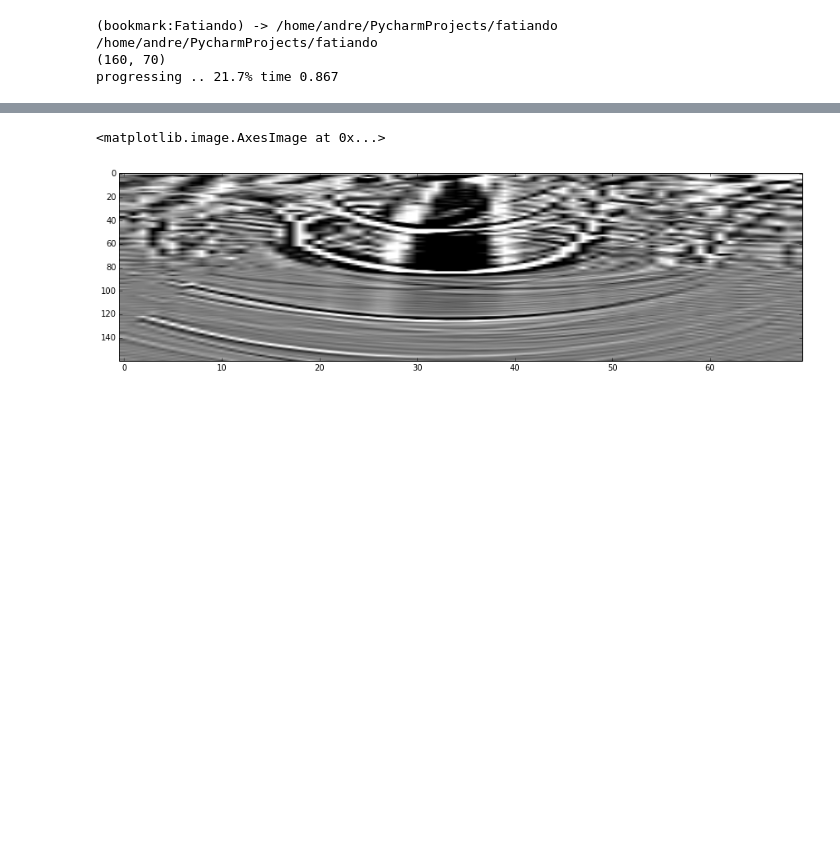
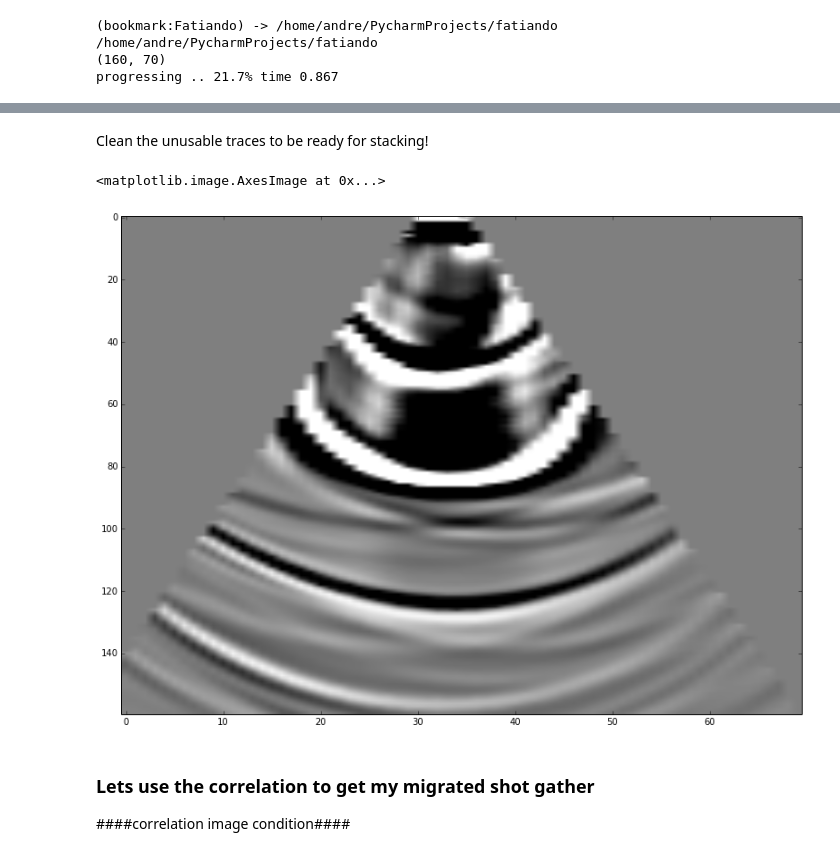
Before and after one commit to eusoubrasileiro/geonumerics, a Jupyter notebook: ipython_notebooks/Fatiando Pre-stack RTM.ipynb, the cells around one changed output, grey strips where cells are left out. Saved outputs shown, nothing was run; the diff lists cells and outputs as text; code cells hidden in the pictures; blank space fills up the shorter version.

```diff
--- a/ipython_notebooks/Fatiando Pre-stack RTM.ipynb
+++ b/ipython_notebooks/Fatiando Pre-stack RTM.ipynb
@@ -141,6 +153,15 @@ print stspsfwd.shape  # get just the trace positions
 # %%
-from scipy.signal import convolve
+from scipy.signal import fftconvolve
 import numpy as np
+
+def fftcorrelate(b, a):
+    if b.size%2 != 0: # acceptable error
+        b_ = np.append(b, np.zeros(1))
+    b_ = numpy.zeros(b.size * 2)
+    b_[b.size/2:b.size/2+b.size] = b # This works for data_length being even
+    # Do an array flipped convolution, which is a correlation.
+    c = fftconvolve(b_, a[::-1])
+    return c[::-1][1+b.size/2:]
 
 def getarrival_index(trc):
     r"""
@@ -148,14 +169,14 @@ def getarrival_index(trc):
     cross-correlate the trace with itself inverted
     and get the maximum correlation index
     """
-    autotrc = abs(correlate(trc, trc[::-1]))
+    autotrc = fftcorrelate(trc[::-1], trc)
     return (np.argmax(autotrc))/2
 
-trc = stspsfwd[:, 80, 15]
+trc = stspsfwd[:, 65, 5]
 figure(figsize=(5,5))
 plot(trc, 'b')
 plot(trc[::-1],'r')
+imax = getarrival_index(trc)
 plot(getarrival_index(trc), 0.0, 'or')
-
-convolve(
+print imax
 # %% [output]
@@ -233,7 +220,7 @@ snapshots = 1
 
 rtmsimulation = migration.rt_scalar(vmig, area, dt, maxit, shots[50], snapshot=1, padding=50)
 
-rtm = np.zeros(((maxit/snapshots)+2, vshape[0], vshape[1]))
+rtm = np.zeros((maxit, vshape[0], vshape[1]))
 i = 0
 for t, u  in rtmsimulation:
     rtm[i] = u
@@ -259,7 +248,10 @@ umigrated = np.zeros((160, 70))
 
 for i in xrange(160):
     for j in xrange(70):
-        bg = max(917-time_map[i,j]-0, 0)
-        ed = min(917-time_map[i,j]+1, 916)
+        bg = max(917-time_map[i,j]-2, 0)
+        ed = min(917-time_map[i,j]+2, 916)
         umigrated[i, j] = np.average(rtm[bg:ed, i, j])
         #print bg, ed
+
+figure(figsize=(15,10))
+imshow(umigrated, aspect=0.32, origin='upper', cmap=mpl.cm.gray_r, vmin=-.001, vmax=.001)
@@ -266,6 +261,24 @@ for i in xrange(160):
+# %% [markdown]
+Clean the unusable traces to be ready for stacking!
+# %%
+def zmutelinear(data, t0i, dkdi):
+    ntrc = data.shape[1]
+    zmax = data.shape[0]
+    for i in xrange(ntrc):
+        imute = t0i + int(round(dkdi*i))
+        if imute < 0 or imute > zmax:
+            break
+        data[0:imute, i] = 0.0
+    return data
 # %%
+umigrated[:,:35] = zmutelinear(umigrated[:,:35], 140, -14./3.)
+umigrated[:,35:] = zmutelinear(umigrated[:,35:], 0, 14./3.)
 figure(figsize=(15,10))
-imshow(umigrated, aspect=0.12, origin='upper', cmap=mpl.cm.gray_r, vmin=-.001, vmax=.001)
+imshow(umigrated, aspect=0.32, origin='upper', cmap=mpl.cm.gray_r, vmin=-.001, vmax=.001)
 # %% [output]
 <matplotlib.image.AxesImage at 0x...>
-[figure, old version]
+[figure, new version]
+# %% [markdown]
+ ### Lets use the correlation to get my migrated shot gather ###
+
+ ####correlation image condition####
```
Also changed, not shown: parts of 20 cells of this notebook, 1 other file.
